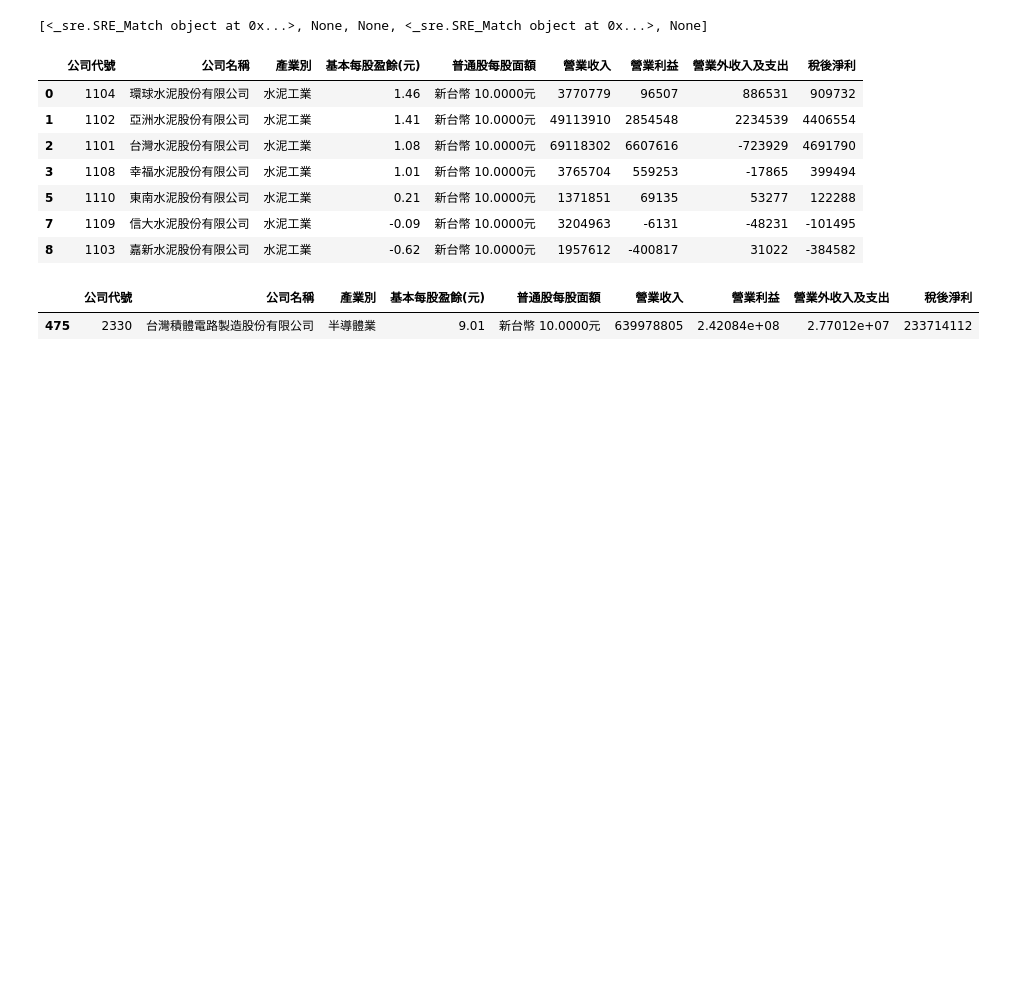
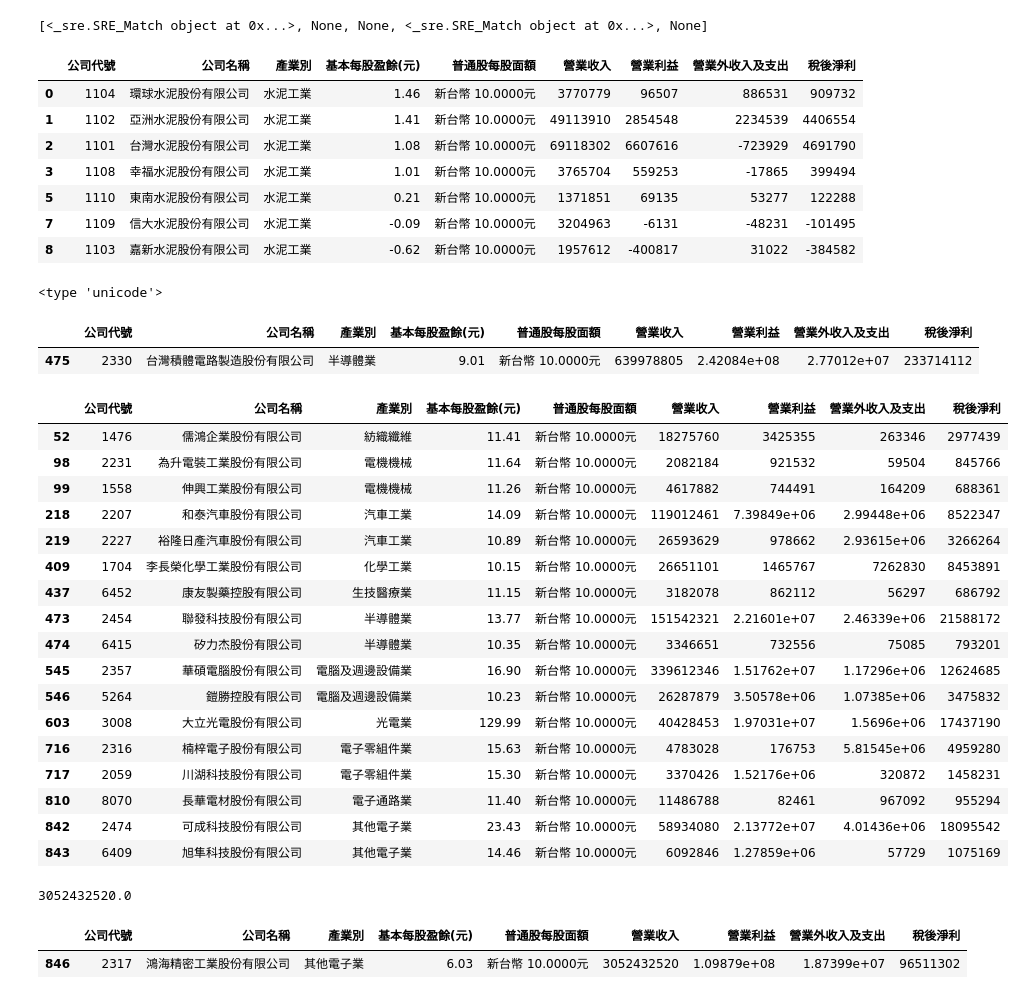
Before and after one commit to ywchiu/pyfinance, a Jupyter notebook: 20160329Demo.ipynb, the cells around one changed output. Cells and saved outputs as stored; diff of their text form; code cells hidden in the pictures; blank space fills up the shorter version.

```diff
--- a/20160329Demo.ipynb
+++ b/20160329Demo.ipynb
@@ -178,8 +178,43 @@ for df in dfs:
     dfall.append(df[df['公司代號'.decode('utf-8')].str.match('^\d+')])
 # %%
 stockdf = pd.concat(dfall, ignore_index=True)
+# %%
+print type('公司代號'.decode('utf-8'))
+# %% [output]
+<type 'unicode'>
 # %%
 stockdf[stockdf['公司代號'.decode('utf-8')] == '2330']
 # %% [output]
 |  | 公司代號 | 公司名稱 | 產業別 | 基本每股盈餘(元) | 普通股每股面額 | 營業收入 | 營業利益 | 營業外收入及支出 | 稅後淨利 |
 | 475 | 2330 | 台灣積體電路製造股份有限公司 | 半導體業 | 9.01 | 新台幣 10.0000元 | 639978805 | 2.42084e+08 | 2.77012e+07 | 233714112 |
+# %%
+stockdf[stockdf['基本每股盈餘(元)'.decode('utf-8')] >=  10]
+# %% [output]
+|  | 公司代號 | 公司名稱 | 產業別 | 基本每股盈餘(元) | 普通股每股面額 | 營業收入 | 營業利益 | 營業外收入及支出 | 稅後淨利 |
+| 52 | 1476 | 儒鴻企業股份有限公司 | 紡織纖維 | 11.41 | 新台幣 10.0000元 | 18275760 | 3425355 | 263346 | 2977439 |
+| 98 | 2231 | 為升電裝工業股份有限公司 | 電機機械 | 11.64 | 新台幣 10.0000元 | 2082184 | 921532 | 59504 | 845766 |
+| 99 | 1558 | 伸興工業股份有限公司 | 電機機械 | 11.26 | 新台幣 10.0000元 | 4617882 | 744491 | 164209 | 688361 |
+| 218 | 2207 | 和泰汽車股份有限公司 | 汽車工業 | 14.09 | 新台幣 10.0000元 | 119012461 | 7.39849e+06 | 2.99448e+06 | 8522347 |
+| 219 | 2227 | 裕隆日產汽車股份有限公司 | 汽車工業 | 10.89 | 新台幣 10.0000元 | 26593629 | 978662 | 2.93615e+06 | 3266264 |
+| 409 | 1704 | 李長榮化學工業股份有限公司 | 化學工業 | 10.15 | 新台幣 10.0000元 | 26651101 | 1465767 | 7262830 | 8453891 |
+| 437 | 6452 | 康友製藥控股有限公司 | 生技醫療業 | 11.15 | 新台幣 10.0000元 | 3182078 | 862112 | 56297 | 686792 |
+| 473 | 2454 | 聯發科技股份有限公司 | 半導體業 | 13.77 | 新台幣 10.0000元 | 151542321 | 2.21601e+07 | 2.46339e+06 | 21588172 |
+| 474 | 6415 | 矽力杰股份有限公司 | 半導體業 | 10.35 | 新台幣 10.0000元 | 3346651 | 732556 | 75085 | 793201 |
+| 545 | 2357 | 華碩電腦股份有限公司 | 電腦及週邊設備業 | 16.90 | 新台幣 10.0000元 | 339612346 | 1.51762e+07 | 1.17296e+06 | 12624685 |
+| 546 | 5264 | 鎧勝控股有限公司 | 電腦及週邊設備業 | 10.23 | 新台幣 10.0000元 | 26287879 | 3.50578e+06 | 1.07385e+06 | 3475832 |
+| 603 | 3008 | 大立光電股份有限公司 | 光電業 | 129.99 | 新台幣 10.0000元 | 40428453 | 1.97031e+07 | 1.5696e+06 | 17437190 |
+| 716 | 2316 | 楠梓電子股份有限公司 | 電子零組件業 | 15.63 | 新台幣 10.0000元 | 4783028 | 176753 | 5.81545e+06 | 4959280 |
+| 717 | 2059 | 川湖科技股份有限公司 | 電子零組件業 | 15.30 | 新台幣 10.0000元 | 3370426 | 1.52176e+06 | 320872 | 1458231 |
+| 810 | 8070 | 長華電材股份有限公司 | 電子通路業 | 11.40 | 新台幣 10.0000元 | 11486788 | 82461 | 967092 | 955294 |
+| 842 | 2474 | 可成科技股份有限公司 | 其他電子業 | 23.43 | 新台幣 10.0000元 | 58934080 | 2.13772e+07 | 4.01436e+06 | 18095542 |
+| 843 | 6409 | 旭隼科技股份有限公司 | 其他電子業 | 14.46 | 新台幣 10.0000元 | 6092846 | 1.27859e+06 | 57729 | 1075169 |
+# %%
+stockdf['營業收入'.decode('utf-8')].max()
+# %% [output]
+3052432520.0
+# %%
+#stockdf['營業收入'.decode('utf-8')] == stockdf['營業收入'.decode('utf-8')].max()
+stockdf[stockdf['營業收入'.decode('utf-8')] == stockdf['營業收入'.decode('utf-8')].max()]
+# %% [output]
+|  | 公司代號 | 公司名稱 | 產業別 | 基本每股盈餘(元) | 普通股每股面額 | 營業收入 | 營業利益 | 營業外收入及支出 | 稅後淨利 |
+| 846 | 2317 | 鴻海精密工業股份有限公司 | 其他電子業 | 6.03 | 新台幣 10.0000元 | 3052432520 | 1.09879e+08 | 1.87399e+07 | 96511302 |
```
Also changed, not shown: parts of 6 cells of this notebook.
